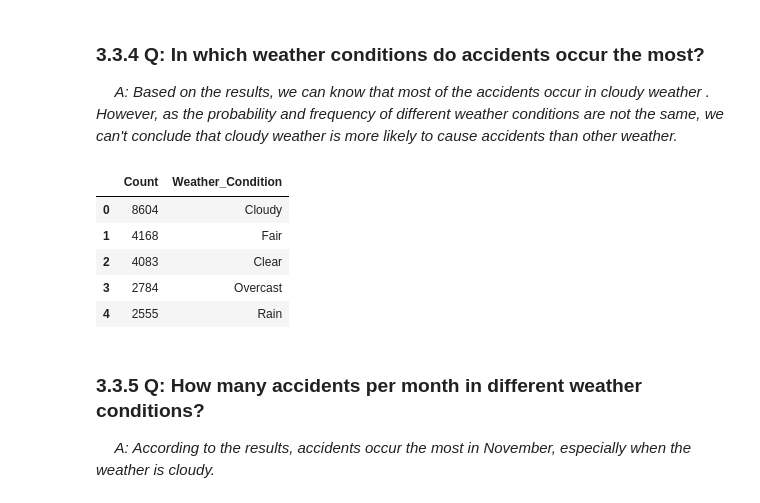
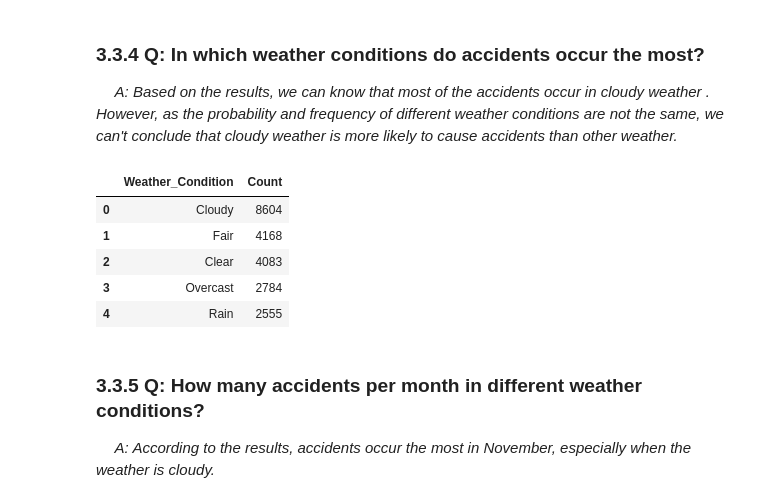
Before and after one commit to KaiyuWang19970221/BA775-teamproject, a Jupyter notebook: How_to_Improve_the_Safety_of_Driving_in_MA.ipynb, the cells around one changed output. Cells and saved outputs as stored; diff of their text form; code cells hidden in the pictures.

```diff
--- a/How_to_Improve_the_Safety_of_Driving_in_MA.ipynb
+++ b/How_to_Improve_the_Safety_of_Driving_in_MA.ipynb
@@ -451,34 +451,34 @@ ORDER BY Severity
 # %%
 %%bigquery
 SELECT
-    COUNT(ID)AS Count,
     CASE WHEN Weather_Condition LIKE '%Fair%' THEN 'Fair'
     WHEN Weather_Condition LIKE '%Clear%' THEN 'Clear'
     WHEN Weather_Condition LIKE '%Cloud%' THEN 'Cloudy'
     WHEN Weather_Condition LIKE '%Overcast%' THEN 'Overcast'
     WHEN Weather_Condition LIKE '%Rain%' THEN 'Rain'
     WHEN Weather_Condition LIKE '%Snow%' THEN 'Snow'
     WHEN Weather_Condition LIKE '%Fog%' THEN 'Fog'
     WHEN Weather_Condition LIKE '%Drizzle%' THEN 'Drizzle'
     WHEN Weather_Condition LIKE '%Haze%' THEN 'Haze'
     WHEN Weather_Condition LIKE '%Wintry%' THEN 'Wintry'
     WHEN Weather_Condition LIKE '%Mist%' THEN 'Mist'
     WHEN Weather_Condition LIKE '%Thunder%' THEN 'Thunderstorms'
     WHEN Weather_Condition LIKE '%Storm%' THEN 'Thunderstorms'
     ELSE 'Other'
-    END AS Weather_Condition
+    END AS Weather_Condition,
+    COUNT(ID)AS Count
 FROM `ba775-b2-team6.team6.carcrash_MA`
 WHERE Weather_Condition != 'nan'
 GROUP BY Weather_Condition
 ORDER BY Count DESC
 LIMIT 5
 # %% [output]
-|  | Count | Weather_Condition |
-| 0 | 8604 | Cloudy |
-| 1 | 4168 | Fair |
-| 2 | 4083 | Clear |
-| 3 | 2784 | Overcast |
-| 4 | 2555 | Rain |
+|  | Weather_Condition | Count |
+| 0 | Cloudy | 8604 |
+| 1 | Fair | 4168 |
+| 2 | Clear | 4083 |
+| 3 | Overcast | 2784 |
+| 4 | Rain | 2555 |
 # %% [markdown]
 ### 3.3.5 Q: How many accidents per month in different weather conditions?
 &emsp;<i> A: According to the results, accidents occur the most in November, especially when the weather is cloudy.</i>
```
Also changed, not shown: parts of 2 cells of this notebook.
